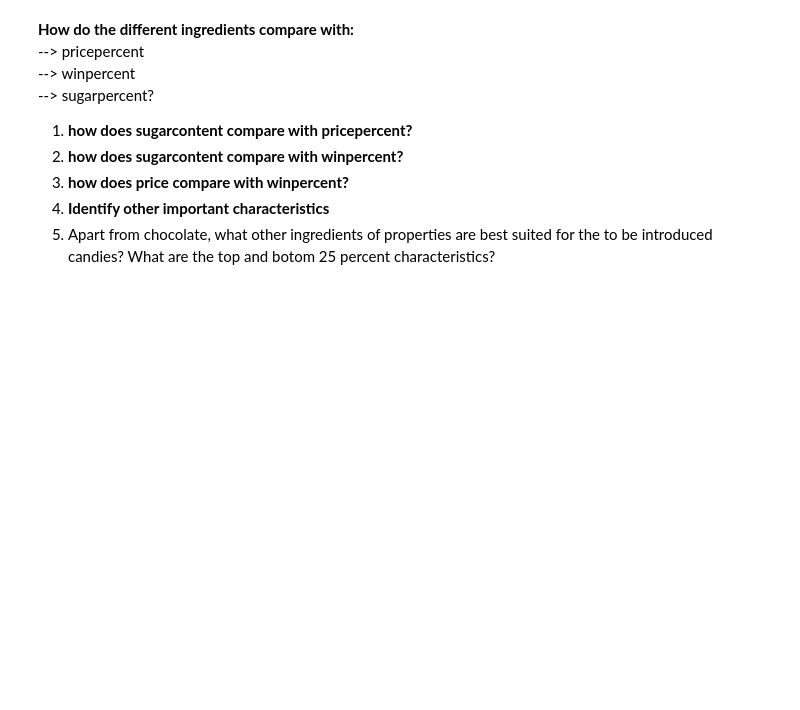
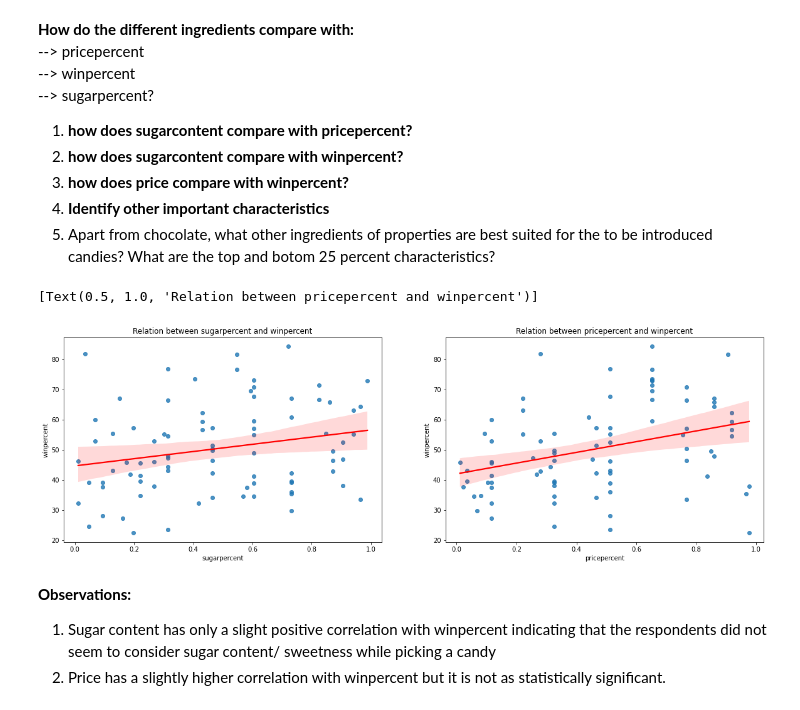
Before and after one commit to ved164/candy-power-ranking, a Jupyter notebook: eda.ipynb, the cells around one changed output. Cells and saved outputs as stored; diff of their text form; code cells hidden in the pictures; blank space fills up the shorter version.

```diff
--- a/eda.ipynb
+++ b/eda.ipynb
@@ -413,3 +377,22 @@ sum_total_occurrence
 4. <b> Identify other important characteristics </b> <br>
 5. Apart from chocolate, what other ingredients of properties are best suited for the to be introduced candies?
     What are the top and botom 25 percent characteristics?
+# %%
+# relationship of winpercent with the other continour variables (sugarpercent and pricepercent) using regression plot
+
+# x = df[['sugarpercent', 'pricepercent']]
+# y = df['winpercent'] #target variable
+
+fig, (ax1,ax2) = plt.subplots(ncols=2, figsize=(20,6))
+sns.regplot(x=df['sugarpercent'], y=df['winpercent'], ax=ax1, line_kws = {'color' :'red'})
+ax1.set(title='Relation between sugarpercent and winpercent')
+sns.regplot(x=df['pricepercent'], y=df['winpercent'], ax=ax2, line_kws = {'color' :'red'})
+ax2.set(title='Relation between pricepercent and winpercent')
+# %% [output]
+[Text(0.5, 1.0, 'Relation between pricepercent and winpercent')]
+[figure, added]
+# %% [markdown]
+<b> Observations: </b>
+
+1. Sugar content has only a slight positive correlation with winpercent indicating that the respondents did not seem to consider sugar content/ sweetness while picking a candy
+2. Price has a slightly higher correlation with winpercent but it is not as statistically significant.
```
Also changed, not shown: parts of 24 cells of this notebook, 1 other file.
